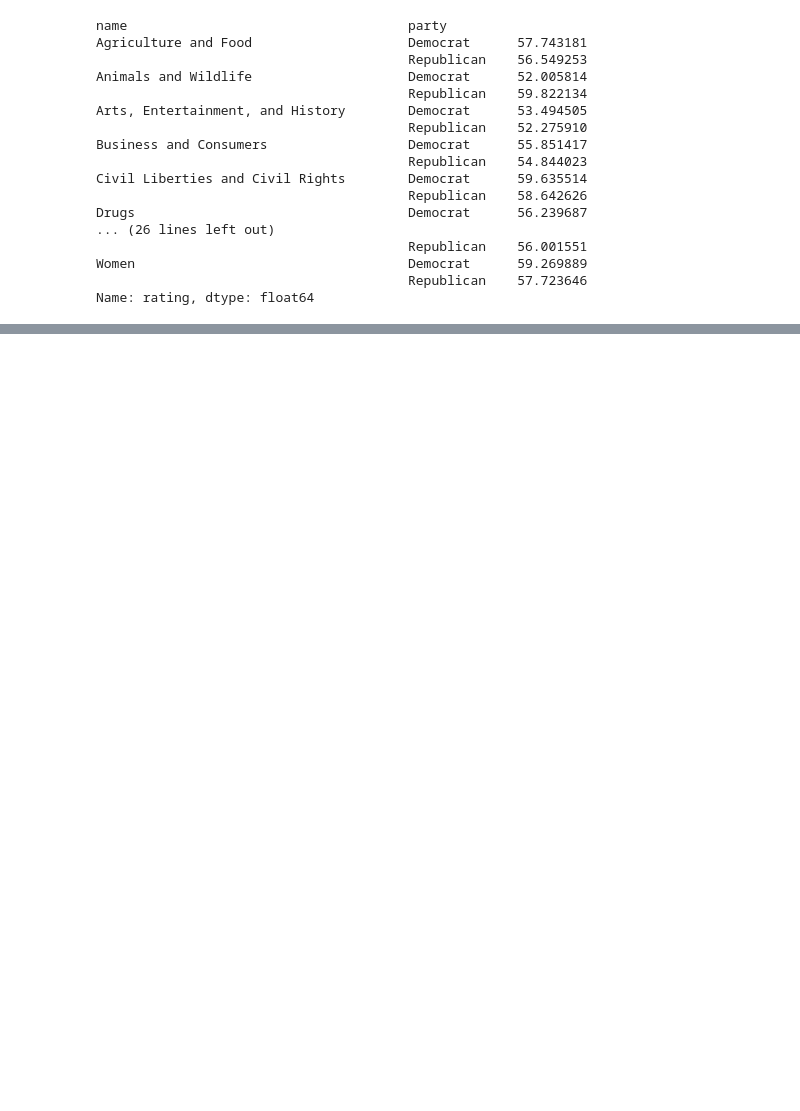
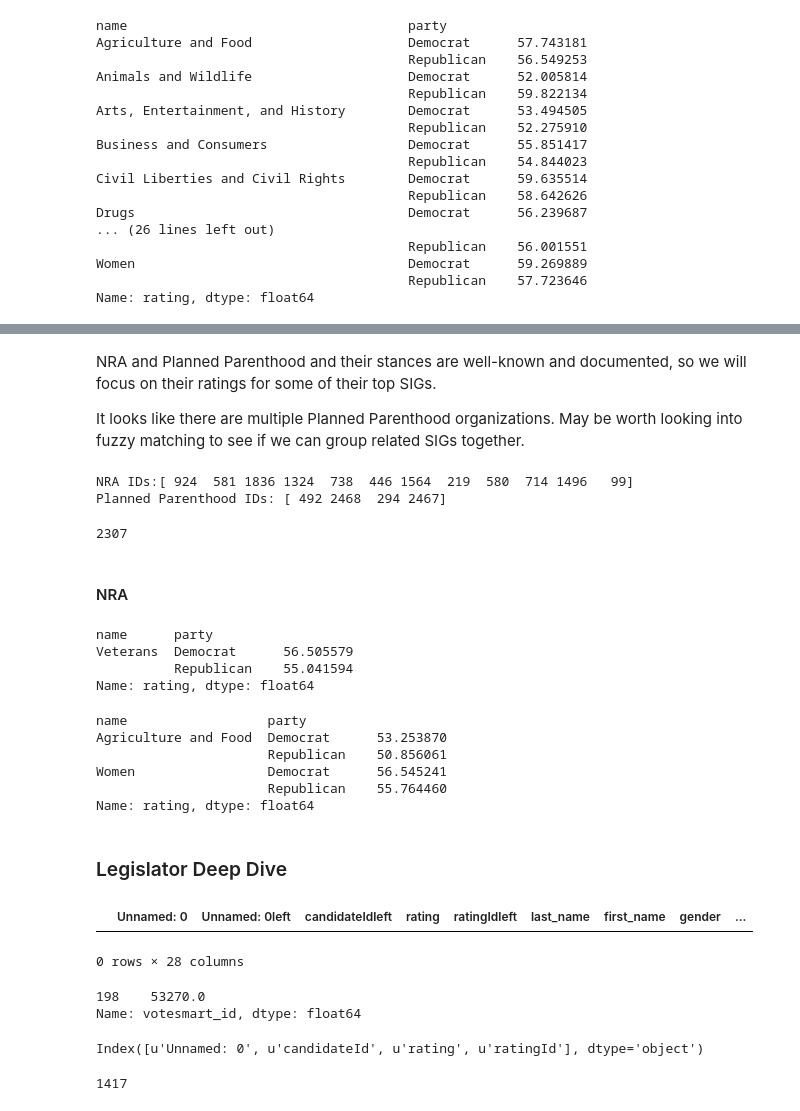
Before and after one commit to winlingit/mids-w210-capstone, a Jupyter notebook: data/votesmart/SIG_Ratings_EDA.ipynb, the cells around one changed output, grey strips where cells are left out. Saved outputs shown, nothing was run; the diff lists cells and outputs as text; code cells hidden in the pictures; blank space fills up the shorter version.

```diff
--- a/data/votesmart/SIG_Ratings_EDA.ipynb
+++ b/data/votesmart/SIG_Ratings_EDA.ipynb
@@ -71,0 +173,4 @@ Name: party, dtype: int64
+# %% [markdown]
+NRA and Planned Parenthood and their stances are well-known and documented, so we will focus on their ratings for some of their top SIGs.
+
+It looks like there are multiple Planned Parenthood organizations. May be worth looking into fuzzy matching to see if we can group related SIGs together.
@@ -71,0 +181,35 @@ Name: party, dtype: int64
+# %%
+print('NRA IDs:' + str(nraIds))
+print('Planned Parenthood IDs: ' + str(ppIds))
+# %% [output]
+NRA IDs:[ 924  581 1836 1324  738  446 1564  219  580  714 1496   99]
+Planned Parenthood IDs: [ 492 2468  294 2467]
+# %%
+len(df[df['sigId'].isin(ppIds)])
+# %% [output]
+2307
+# %% [markdown]
+#### NRA
+# %%
+df[df['sigId'].isin(nraIds)].groupby(['name', 'party'])['rating'].mean()
+# %% [output]
+name      party
+Veterans  Democrat      56.505579
+          Republican    55.041594
+Name: rating, dtype: float64
+# %%
+df[df['sigId'].isin(ppIds)].groupby(['name', 'party'])['rating'].mean()
+# %% [output]
+name                  party
+Agriculture and Food  Democrat      53.253870
+                      Republican    50.856061
+Women                 Democrat      56.545241
+                      Republican    55.764460
+Name: rating, dtype: float64
+# %% [markdown]
+### Legislator Deep Dive
+# %%
+df[df['last_name'] == 'McCain']
+# %% [output]
+|  | Unnamed: 0 | Unnamed: 0left | candidateIdleft | rating | ratingIdleft | last_name | first_name | gender | ... |
+0 rows × 28 columns
@@ -71,0 +218,5 @@ Name: party, dtype: int64
+# %%
+candidates[candidates['last_name'] == 'McCain']['votesmart_id']
+# %% [output]
+198    53270.0
+Name: votesmart_id, dtype: float64
@@ -71,0 +225,8 @@ Name: party, dtype: int64
+# %%
+candidate_ratings.columns
+# %% [output]
+Index([u'Unnamed: 0', u'candidateId', u'rating', u'ratingId'], dtype='object')
+# %%
+(candidate_ratings['candidateId'] == 53270).sum()
+# %% [output]
+1417
```
Also changed, not shown: parts of 24 cells of this notebook, 1 other file.
